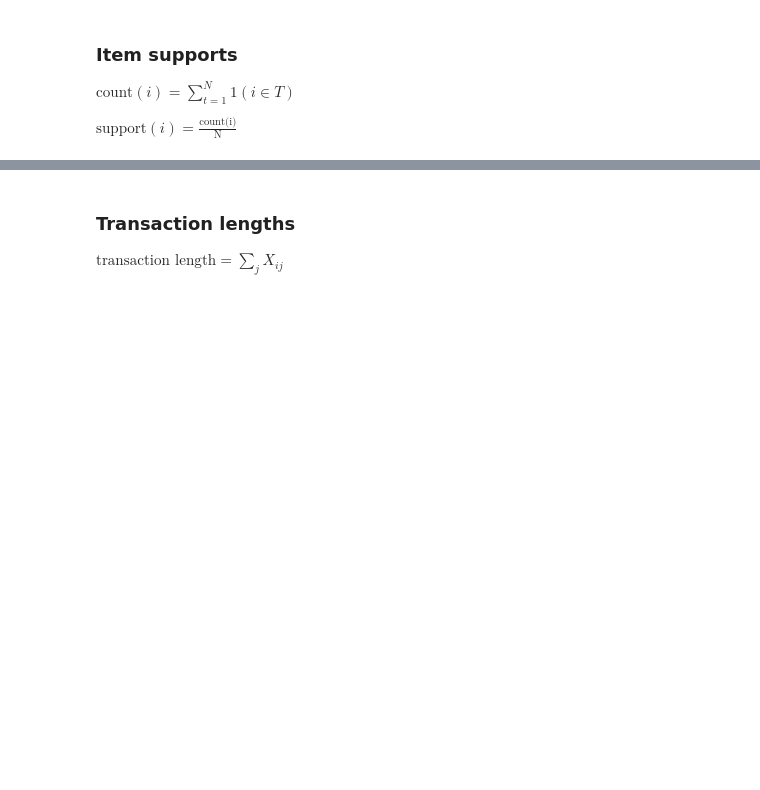
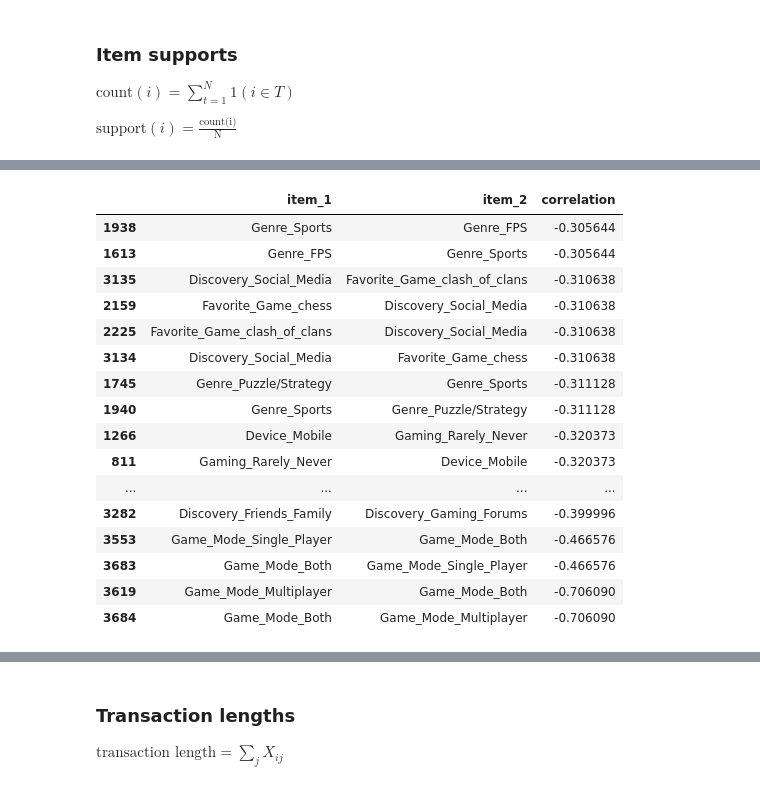
Before and after one commit to RazielLluch/CSC172-AssociationMining-Lluch, a Jupyter notebook: data_analysis.ipynb, the cells around one changed output, grey strips where cells are left out. Saved outputs shown, nothing was run; the diff lists cells and outputs as text; code cells hidden in the pictures; blank space fills up the shorter version.

```diff
--- a/data_analysis.ipynb
+++ b/data_analysis.ipynb
@@ -95,3 +192,20 @@ Sample transactions:
+# %%
+item_groups = {
+    "Gender" : ['Gender_Male', 'Gender_Female'],
+    "Age" : ['Age_Teen', 'Age_Young_Adult', 'Age_Adult', 'Age_Mid_Adult'],
+    "Location" : ['Location_India', 'Location_US', 'Location_Other'],
+    "Frequency" : ['Gaming_Daily', 'Gaming_Weekly', 'Gaming_Monthly', 'Gaming_Rarely_Never'],
+    "Hours" : ['Gaming_Hours_0-1_hour', 'Gaming_Hours_1-5_hours', 'Gaming_Hours_5-10_hours', 'Gaming_Hours_10-20_hours', 'Gaming_Hours_20plus_hours'],
+    "Device" : ['Device_PC', 'Device_Mobile', 'Device_Console', 'Device_Handheld', 'Device_Tablet'],
+    "Genre" : ['Genre_Action/Adventure', 'Genre_FPS', 'Genre_RPG', 'Genre_Puzzle/Strategy', 'Genre_Simulation', 'Genre_MMO', 'Genre_Sports'],
+    "Favorite" : ['Favorite_Game_bgmi', 'Favorite_Game_call_of_duty', 'Favorite_Game_chess', 'Favorite_Game_clash_of_clans', 'Favorite_Game_efootball', 'Favorite_Game_fc_mobile', 'Favorite_Game_fortnite', 'Favorite_Game_free_fire', 'Favorite_Game_god_of_war_ragnarok', 'Favorite_Game_moba_legends', 'Favorite_Game_red_dead_redemption_2', 'Favorite_Game_rhythm_rush_lite', 'Favorite_Game_solo_leveling', 'Favorite_Game_subway', 'Favorite_Game_wukong', 'Favorite_Game_wuthering_waves', 'Favorite_Game_unknown'],
+    "Discovery" : ['Discovery_Social_Media', 'Discovery_Gaming_Forums', 'Discovery_Friends_Family', 'Discovery_Game_Reviews', 'Discovery_YouTube_Streaming', 'Discovery_Self_Search', 'Game_Mode_Single_Player'],
+    "Game Mode" : ['Game_Mode_Single_Player', 'Game_Mode_Multiplayer', 'Game_Mode_Both'],
+    "Spending" : ['Spend_lt100', 'Spend_100-500', 'Spend_500-1000', 'Spend_1000plus'],
+    "Reason" : ['Reason_Fun', 'Reason_Stress_Relief', 'Reason_Skills_Competition', 'Reason_Socialize', 'Reason_Learning', 'Reason_Other']
+}
+
+mutually_exclusive_groups = ["Gender", "Age", "Location", "Frequency", "Hours", "Spending"]
 # %% [markdown]
 #### Let:
 - $ I = \{ i_1, i_2, ... , i_m \} $ be the set of all items
@@ -107,0 +307,10 @@ $ \text{support}(i) = \frac{\text{count(i)}}{\text{N}} $
+# %%
+def same_exclusive_group(item1, item2, item_groups, exclusive_groups):
+    """
+    Return True if item1 and item2 belong to the same *mutually exclusive* group.
+    """
+    for group_name in exclusive_groups:
+        group_items = item_groups[group_name]
+        if item1 in group_items and item2 in group_items:
+            return True
+    return False
@@ -107,0 +325,30 @@ $ \text{support}(i) = \frac{\text{count(i)}}{\text{N}} $
+# %%
+threshold = 0.3  # example
+
+filtered_negative_corr = filtered_corr[
+    (filtered_corr["correlation"] < -threshold) &
+    (~filtered_corr.apply(
+        lambda row: same_exclusive_group(row["item_1"], row["item_2"], item_groups, mutually_exclusive_groups),
+        axis=1
+    ))
+]
+
+filtered_negative_corr.sort_values(by="correlation", ascending=False)
+# %% [output]
+|  | item_1 | item_2 | correlation |
+| 1938 | Genre_Sports | Genre_FPS | -0.305644 |
+| 1613 | Genre_FPS | Genre_Sports | -0.305644 |
+| 3135 | Discovery_Social_Media | Favorite_Game_clash_of_clans | -0.310638 |
+| 2159 | Favorite_Game_chess | Discovery_Social_Media | -0.310638 |
+| 2225 | Favorite_Game_clash_of_clans | Discovery_Social_Media | -0.310638 |
+| 3134 | Discovery_Social_Media | Favorite_Game_chess | -0.310638 |
+| 1745 | Genre_Puzzle/Strategy | Genre_Sports | -0.311128 |
+| 1940 | Genre_Sports | Genre_Puzzle/Strategy | -0.311128 |
+| 1266 | Device_Mobile | Gaming_Rarely_Never | -0.320373 |
+| 811 | Gaming_Rarely_Never | Device_Mobile | -0.320373 |
+| ... | ... | ... | ... |
+| 3282 | Discovery_Friends_Family | Discovery_Gaming_Forums | -0.399996 |
+| 3553 | Game_Mode_Single_Player | Game_Mode_Both | -0.466576 |
+| 3683 | Game_Mode_Both | Game_Mode_Single_Player | -0.466576 |
+| 3619 | Game_Mode_Multiplayer | Game_Mode_Both | -0.706090 |
+| 3684 | Game_Mode_Both | Game_Mode_Multiplayer | -0.706090 |
```
Also changed, not shown: parts of 22 cells of this notebook, 5 other files.
